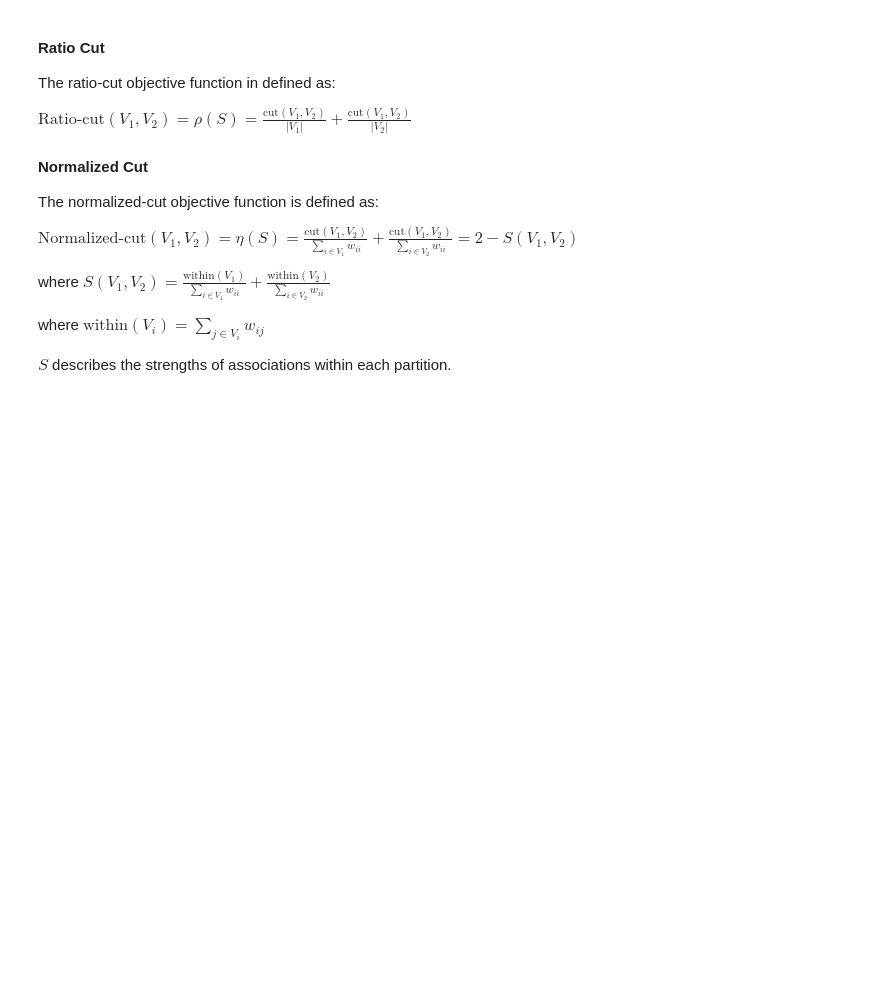
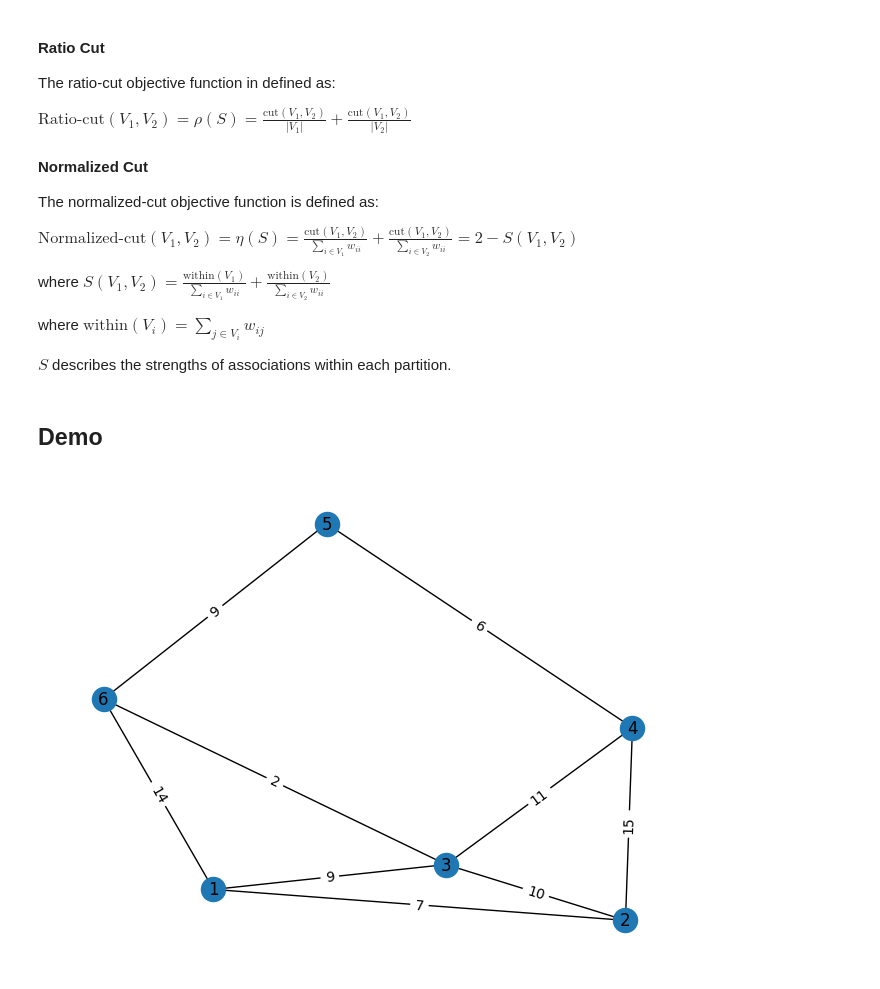
Before and after one commit to punitarani/MAT-494, a Jupyter notebook: 4.2 Spectral Graph Bipartitioning.ipynb, the cells around one changed output. Saved outputs shown, nothing was run; the diff lists cells and outputs as text; code cells hidden in the pictures; blank space fills up the shorter version.

Commit message:
Create demo with simple weighted graph

```diff
--- a/4.2 Spectral Graph Bipartitioning.ipynb
+++ b/4.2 Spectral Graph Bipartitioning.ipynb
@@ -62,3 +69,27 @@ where $S(V_1, V_2) = \frac{\text{within}(V_1)}{\sum_{i \in V_1} w_{ii}} + \frac{
 where $\text{within} (V_i) = \sum_{j \in V_i} w_{ij}$
 
 $S$ describes the strengths of associations within each partition.
+# %% [markdown]
+## Demo
+# %%
+# Create a weighted graph
+G = nx.Graph()
+G.add_weighted_edges_from([
+  (1, 2, 7),
+  (1, 3, 9),
+  (1, 6, 14),
+  (2, 3, 10),
+  (2, 4, 15),
+  (3, 4, 11),
+  (3, 6, 2),
+  (4, 5, 6),
+  (5, 6, 9),
+])
+pos = nx.spring_layout(G)
+
+nx.draw(G, pos, with_labels=True)
+labels = nx.get_edge_attributes(G,'weight')
+nx.draw_networkx_edge_labels(G,pos,edge_labels=labels)
+plt.show()
+# %% [output]
+[figure, added]
```
Also changed, not shown: parts of 5 cells of this notebook.
